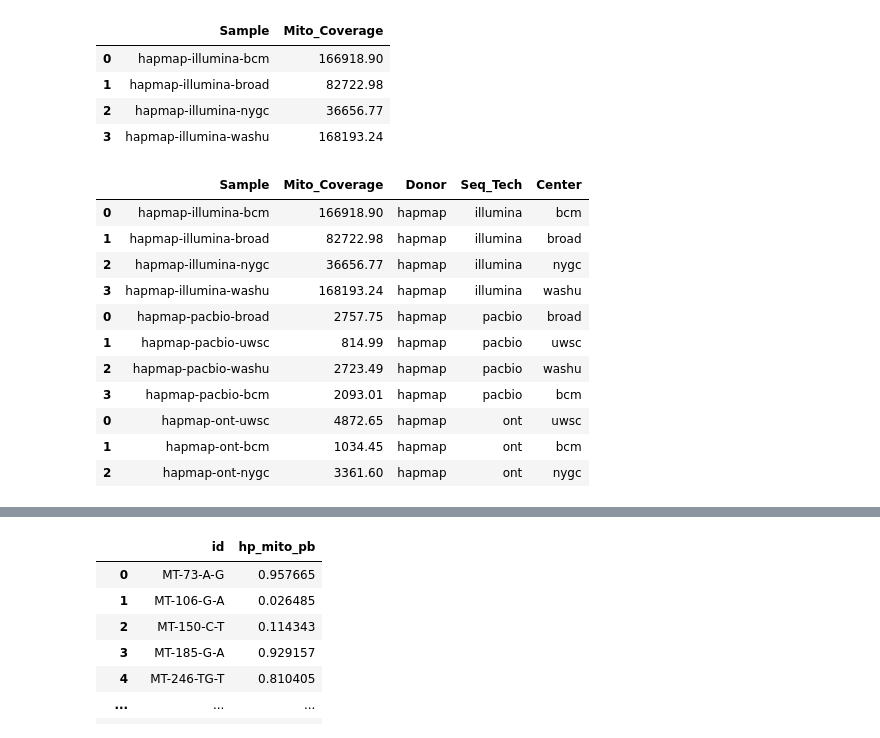
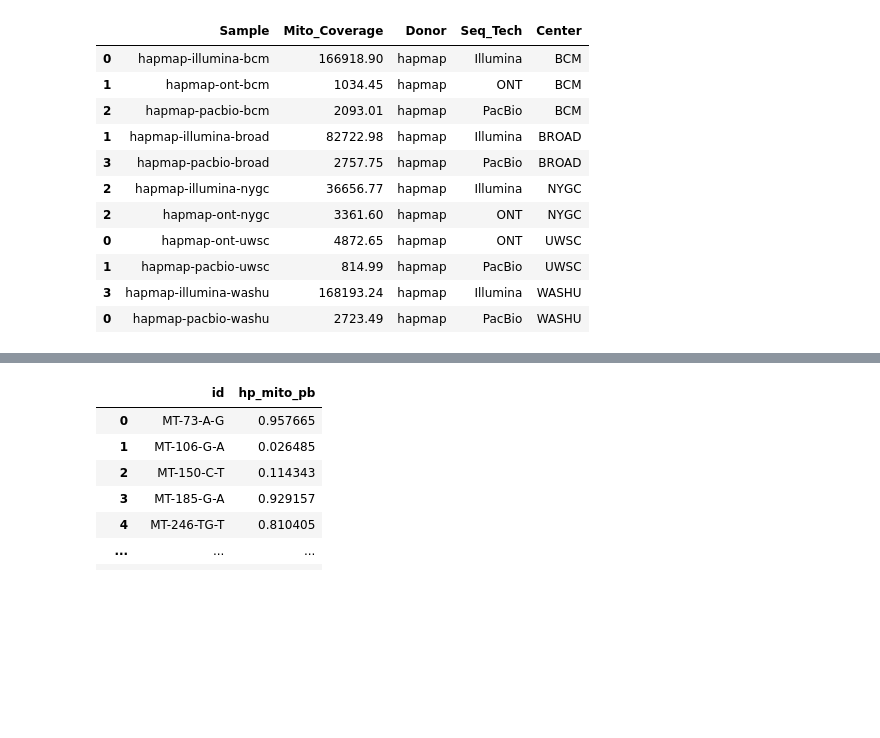
Before and after one commit to czakarian/smaht_mitoscope_analysis, a Jupyter notebook: benchmarking.ipynb, the cells around one changed output, grey strips where cells are left out. Saved outputs shown, nothing was run; the diff lists cells and outputs as text; code cells hidden in the pictures; blank space fills up the shorter version.

```diff
--- a/benchmarking.ipynb
+++ b/benchmarking.ipynb
@@ -17,6 +16,8 @@ df_ont[['Donor', 'Seq_Tech', 'Center']] = df_ont['Sample'].str.split('-', expand
 df = pd.concat([df_pb, df_ont])
 # df = df.sort_values(['Tissue', 'Donor', 'Center'])
 
+df['Seq_Tech'] = np.where(df['Seq_Tech'] == 'pacbio', 'PacBio', 'ONT')
+
 df
 # %% [output]
 |  | Sample | Total_Read_Count | ChrM_Read_Count | Kmer_Read_Count | Mito_Read_Count | mtDNA_CN | ... |
@@ -30,35 +31,42 @@ df
 # %%
 comb_sr_cov = pd.DataFrame(columns=['Sample', 'Mito_Coverage'])
 sr_samples = ['hapmap-illumina-bcm', 'hapmap-illumina-broad', 'hapmap-illumina-nygc', 'hapmap-illumina-washu']
 for sample in sr_samples:
     file_path = f'/net/nwgc/vol1/home/czaka/analysis/mutect2/smaht/illumina/hapmap/mosdepth/{sample}.mosdepth.summary.txt'
     cov_df = pd.read_csv(file_path, sep='\t')
     cov = cov_df.loc[cov_df['chrom'] == 'chrM', 'mean'].item()
     comb_sr_cov.loc[len(comb_sr_cov)] = [sample, cov]
 comb_sr_cov
+
+comb_cov_df = pd.concat([comb_sr_cov, df[['Sample', 'Mito_Coverage']]])
+comb_cov_df[['Donor', 'Seq_Tech', 'Center']] = comb_cov_df['Sample'].str.split('-', expand=True)
+comb_cov_df = comb_cov_df.sort_values(['Center', 'Seq_Tech'])
+
+comb_cov_df['Center'] = comb_cov_df['Center'].str.upper()
+
+conditions = [
+    (comb_cov_df['Seq_Tech'] == 'pacbio'),
+    (comb_cov_df['Seq_Tech'] == 'ont'),
+    (comb_cov_df['Seq_Tech'] == 'illumina'),
+]
+
+values = ['PacBio', 'ONT', 'Illumina']
+comb_cov_df['Seq_Tech'] = np.select(conditions, values, default='Unknown')
+
+comb_cov_df
 # %% [output]
-|  | Sample | Mito_Coverage |
-| 0 | hapmap-illumina-bcm | 166918.90 |
-| 1 | hapmap-illumina-broad | 82722.98 |
-| 2 | hapmap-illumina-nygc | 36656.77 |
-| 3 | hapmap-illumina-washu | 168193.24 |
+|  | Sample | Mito_Coverage | Donor | Seq_Tech | Center |
+| 0 | hapmap-illumina-bcm | 166918.90 | hapmap | Illumina | BCM |
+| 1 | hapmap-ont-bcm | 1034.45 | hapmap | ONT | BCM |
+| 2 | hapmap-pacbio-bcm | 2093.01 | hapmap | PacBio | BCM |
+| 1 | hapmap-illumina-broad | 82722.98 | hapmap | Illumina | BROAD |
+| 3 | hapmap-pacbio-broad | 2757.75 | hapmap | PacBio | BROAD |
+| 2 | hapmap-illumina-nygc | 36656.77 | hapmap | Illumina | NYGC |
+| 2 | hapmap-ont-nygc | 3361.60 | hapmap | ONT | NYGC |
+| 0 | hapmap-ont-uwsc | 4872.65 | hapmap | ONT | UWSC |
+| 1 | hapmap-pacbio-uwsc | 814.99 | hapmap | PacBio | UWSC |
+| 3 | hapmap-illumina-washu | 168193.24 | hapmap | Illumina | WASHU |
+| 0 | hapmap-pacbio-washu | 2723.49 | hapmap | PacBio | WASHU |
-# %%
-comb_cov_df = pd.concat([comb_sr_cov, df[['Sample', 'Mito_Coverage']]])
-comb_cov_df[['Donor', 'Seq_Tech', 'Center']] = comb_cov_df['Sample'].str.split('-', expand=True)
-comb_cov_df
-# %% [output]
-|  | Sample | Mito_Coverage | Donor | Seq_Tech | Center |
-| 0 | hapmap-illumina-bcm | 166918.90 | hapmap | illumina | bcm |
-| 1 | hapmap-illumina-broad | 82722.98 | hapmap | illumina | broad |
-| 2 | hapmap-illumina-nygc | 36656.77 | hapmap | illumina | nygc |
-| 3 | hapmap-illumina-washu | 168193.24 | hapmap | illumina | washu |
-| 0 | hapmap-pacbio-broad | 2757.75 | hapmap | pacbio | broad |
-| 1 | hapmap-pacbio-uwsc | 814.99 | hapmap | pacbio | uwsc |
-| 2 | hapmap-pacbio-washu | 2723.49 | hapmap | pacbio | washu |
-| 3 | hapmap-pacbio-bcm | 2093.01 | hapmap | pacbio | bcm |
-| 0 | hapmap-ont-uwsc | 4872.65 | hapmap | ont | uwsc |
-| 1 | hapmap-ont-bcm | 1034.45 | hapmap | ont | bcm |
-| 2 | hapmap-ont-nygc | 3361.60 | hapmap | ont | nygc |
 # %%
 sns.set_theme(style="ticks", context="talk", font_scale=0.75)
 
```
Also changed, not shown: parts of 14 cells of this notebook, 23 other files.
